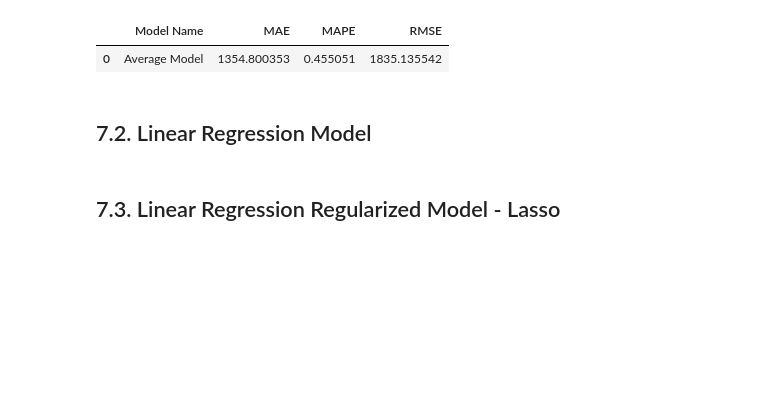
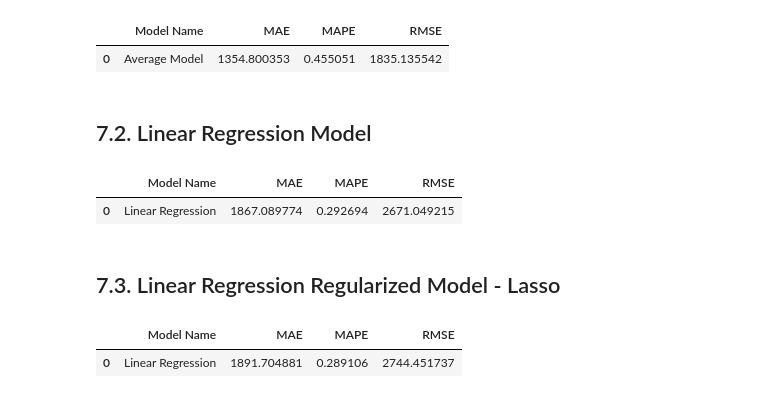
Before and after one commit to TaizAlves/DS_em_Producao, a Jupyter notebook: DS_Modulo02.ipynb, the cells around one changed output. Cells and saved outputs as stored; diff of their text form; code cells hidden in the pictures; blank space fills up the shorter version.

Commit message:
liner regression and Lasso aplied

```diff
--- a/DS_Modulo02.ipynb
+++ b/DS_Modulo02.ipynb
@@ -1084,9 +1068,29 @@ baseline_result
 ## 7.2. Linear Regression Model
 # %%
 # model
+lr = LinearRegression().fit( x_train, y_train )
 
 # prediction
+yhat_lr = lr.predict(x_test)
 
 # performance
+lr_result = ml_error( 'Linear Regression', np.expm1( y_test ), np.expm1( yhat_lr ) )
+lr_result
+# %% [output]
+|  | Model Name | MAE | MAPE | RMSE |
+| 0 | Linear Regression | 1867.089774 | 0.292694 | 2671.049215 |
 # %% [markdown]
 ## 7.3. Linear Regression Regularized Model - Lasso
+# %%
+# model
+lrr = Lasso(alpha= 0.01).fit( x_train, y_train)
+
+# prediction
+yhat_lrr = lrr.predict(x_test)
+
+# performance
+lrr_result = ml_error('Linear Regression', np.expm1(y_test), np.expm1(yhat_lrr))
+lrr_result
+# %% [output]
+|  | Model Name | MAE | MAPE | RMSE |
+| 0 | Linear Regression | 1891.704881 | 0.289106 | 2744.451737 |
```
Also changed, not shown: parts of 11 cells of this notebook.
